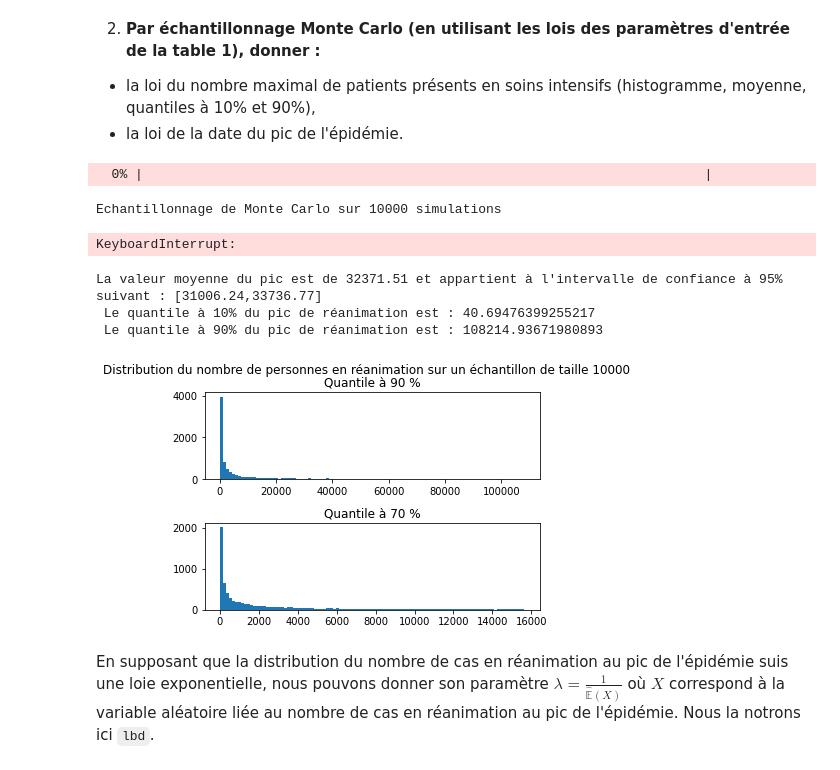
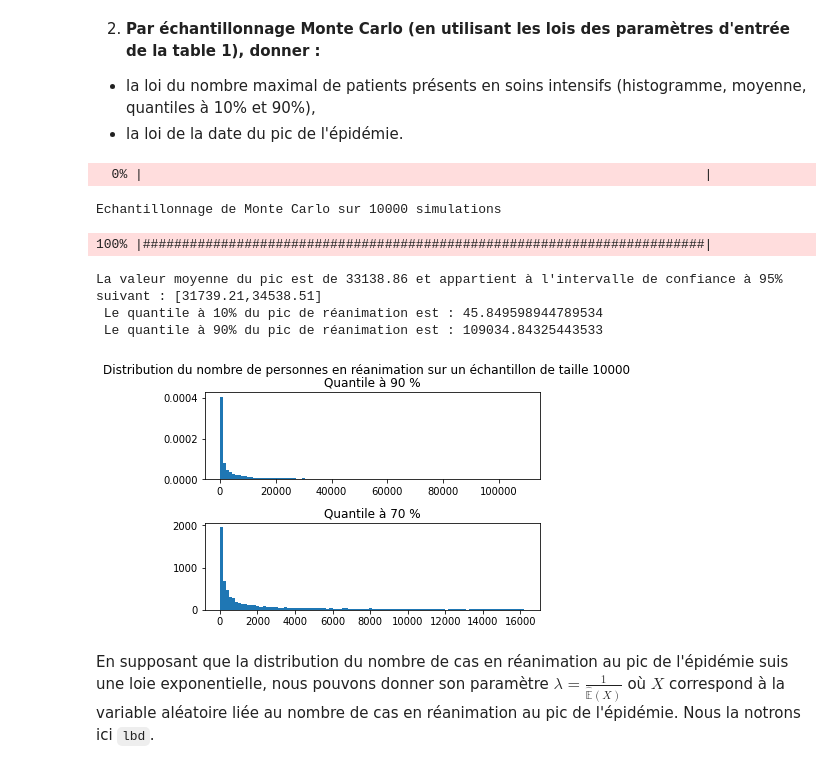
Before and after one commit to SwannChelly/MAP568, a Jupyter notebook: src/Project.ipynb, the cells around one changed output. Saved outputs shown, nothing was run; the diff lists cells and outputs as text; code cells hidden in the pictures.

```diff
--- a/src/Project.ipynb
+++ b/src/Project.ipynb
@@ -127,7 +127,7 @@ def Monte_Carlo(M):
     peak_value,peak_day, pos = [],[], []
     pbar = ProgressBar()
     for i in pbar(range(M)):
-        variables = init_variables(deltaT=0.1,global_constants = global_constants)
+        variables = init_variables(deltaT=0.01,global_constants = global_constants)
         constants = compute_constants(variables)
         syst_CI=array([global_constants['S_0'],variables['I_moins_0'],0,0,0,0,0,0,0,0])
         simulation=odeint(equa_diff,syst_CI,constants['t'], args = (variables,constants))
@@ -141,32 +141,32 @@ peak_value,peak_day,pos = Monte_Carlo(M)
 # %% [output]
   0% |                                                                        |
 Echantillonnage de Monte Carlo sur 10000 simulations
-KeyboardInterrupt:
+100% |########################################################################|
 # %%
 mean_value = np.mean(peak_value)
 var_value  = np.var(peak_value)
 q_10 = np.quantile(peak_value, 0.1, axis = None)
 q_70 = np.quantile(peak_value, 0.7, axis = None)
 q_90 = np.quantile(peak_value, 0.9, axis = None)
 print(f"La valeur moyenne du pic est de {round(mean_value,2)} et appartient à l'intervalle de confiance à 95% suivant : [{max(0,round(mean_value-1.96*np.sqrt(var_value/M),2))},{round(mean_value+1.96*np.sqrt(var_value/M),2)}] ")
 print(f" Le quantile à 10% du pic de réanimation est : {q_10}")
 print(f" Le quantile à 90% du pic de réanimation est : {q_90}")
 
 # Compte tenu de la valeur du quantile à 90% nous tronquons donc la liste par soucis de visibilité.
 
 
 fig, axs = plt.subplots(2)
 fig.suptitle(f"Distribution du nombre de personnes en réanimation sur un échantillon de taille {M}")
-axs[0].hist([value for value in peak_value if value < q_90], bins = 100)
+axs[0].hist([value for value in peak_value if value < q_90], bins = 100, density = 1)
 axs[0].set_title('Quantile à 90 %')
 axs[1].hist([value for value in peak_value if value < q_70], bins = 100)
 axs[1].set_title('Quantile à 70 %')
 plt.subplots_adjust(hspace=0.5)
 # %% [output]
-La valeur moyenne du pic est de 32371.51 et appartient à l'intervalle de confiance à 95% suivant : [31006.24,33736.77]
- Le quantile à 10% du pic de réanimation est : 40.69476399255217
- Le quantile à 90% du pic de réanimation est : 108214.93671980893
+La valeur moyenne du pic est de 33138.86 et appartient à l'intervalle de confiance à 95% suivant : [31739.21,34538.51]
+ Le quantile à 10% du pic de réanimation est : 45.849598944789534
+ Le quantile à 90% du pic de réanimation est : 109034.84325443533
-[figure, old version]
+[figure, new version]
 # %% [markdown]
 En supposant que la distribution du nombre de cas en réanimation au pic de l'épidémie suis une loie exponentielle, nous pouvons donner son paramètre $\lambda = \frac{1}{\mathbb{\hat{E}}(X)}$ où $X$ correspond à la variable aléatoire liée au nombre de cas en réanimation au pic de l'épidémie. Nous la notrons ici `lbd`.
 # %%
```
Also changed, not shown: parts of 16 cells of this notebook, 3 other files.
